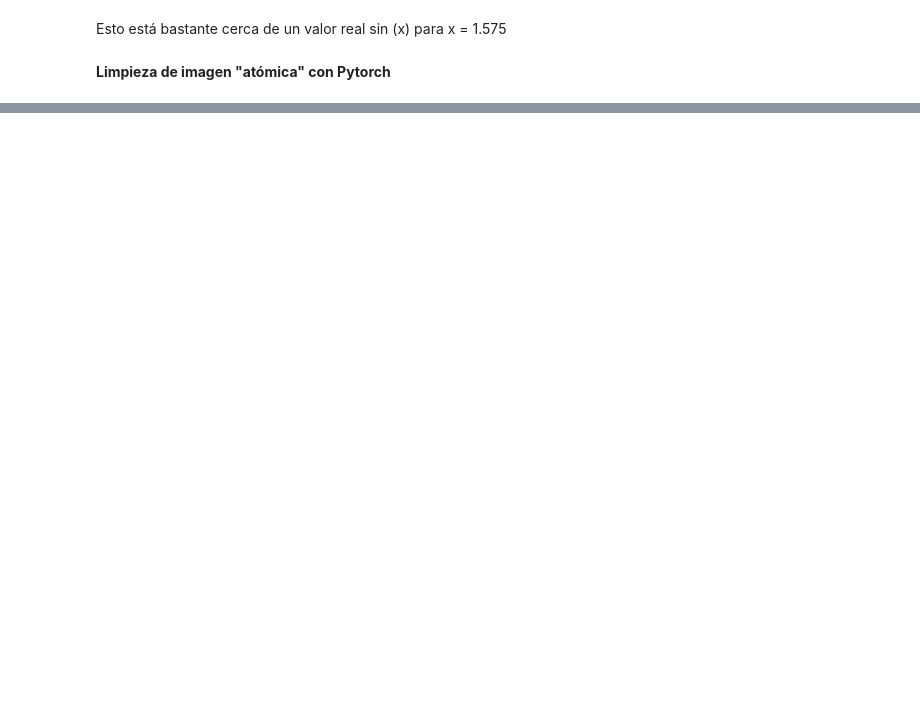
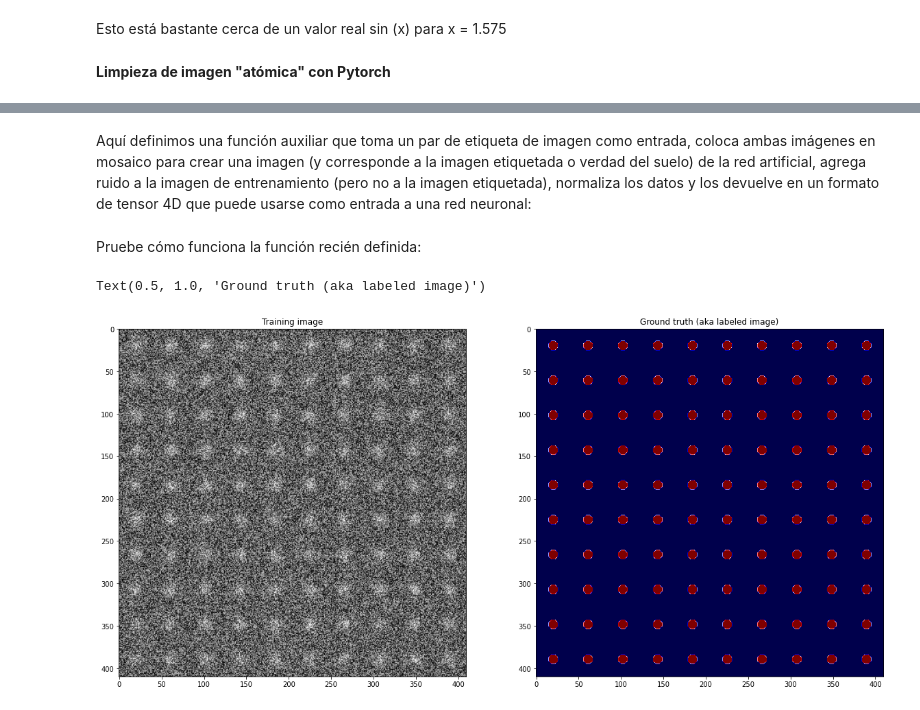
Before and after one commit to nicolegg/Torch_Colab, a Jupyter notebook: TorchMatriz.ipynb, the cells around one changed output, grey strips where cells are left out. Saved outputs shown, nothing was run; the diff lists cells and outputs as text; code cells hidden in the pictures; blank space fills up the shorter version.

```diff
--- a/TorchMatriz.ipynb
+++ b/TorchMatriz.ipynb
@@ -311,0 +303,5 @@ Esto está bastante cerca de un valor real sin (x) para x = 1.575
+# %%
+!gdown https://drive.google.com/uc?id=1nJZ9OmrbHVLZIRlCylb5cYrOxnqBLCYq
+!gdown https://drive.google.com/uc?id=1E5RXv5YTXteD7IQZbT1YOcTWfswZ3j_k
+atom = np.load('atom2.npy')
+label = np.load('gt2.npy')
@@ -311,0 +323,45 @@ Esto está bastante cerca de un valor real sin (x) para x = 1.575
+# %% [markdown]
+Aquí definimos una función auxiliar que toma un par de etiqueta de imagen como entrada, coloca ambas imágenes en mosaico para crear una imagen (y corresponde a la imagen etiquetada o verdad del suelo) de la red artificial, agrega ruido a la imagen de entrenamiento (pero no a la imagen etiquetada), normaliza los datos y los devuelve en un formato de tensor 4D que puede usarse como entrada a una red neuronal:
+# %%
+def lattice_generation(atom, label, noise_level, tile_n=5):
+    """
+    Genera imágenes de celosía ruidosa con la verdad fundamental correspondiente
+de un objeto similar a un átomo y la verdad fundamental correspondiente (etiqueta)
+
+    Args:
+        átomo: matriz numpy 2D de un objeto similar a un átomo (p. ej., blob gaussiano 2D)
+etiqueta: conjunto numpy 2D de unos que representan un contorno atómico lleno atómico
+noise_level: controla el nivel de ruido gaussiano
+tile_n: número de repeticiones a lo largo de cada eje (controla el tamaño de la red)
+
+    Returns:
+      Matrices 2D numpy de celosía atómica artificial y
+la verdad fundamental correspondiente que describe los contornos atómicos
+    """
+
+    # tile "atom"
+    atomic_lattice = np.tile(atom, (2*tile_n, 2*tile_n))
+    # tile label
+    atomic_lattice_labels = np.tile(label, (2*tile_n, 2*tile_n))
+    # add noise
+    atomic_lattice_noisy = atomic_lattice + noise_level * np.random.random(size=atomic_lattice.shape)
+    # normalize to [0, 1]
+    atomic_lattice_noisy = (atomic_lattice_noisy - np.amin(atomic_lattice_noisy)) / np.ptp(atomic_lattice_noisy)
+    # add pseudodimensions of 1 (our input needs to be a 4d tensor)
+    w, h = atomic_lattice.shape
+    atomic_lattice_noisy = atomic_lattice_noisy.reshape(1, 1, w, h)
+    atomic_lattice_labels = atomic_lattice_labels.reshape(1, 1, w, h)
+
+    return atomic_lattice_noisy, atomic_lattice_labels
+# %% [markdown]
+Pruebe cómo funciona la función recién definida:
+# %%
+atomic_lattice_noisy, atomic_lattice_labels = lattice_generation(atom, label, noise_level=3)
+ig, (ax1, ax2) = plt.subplots(nrows=1, ncols=2, figsize=(20, 12))
+ax1.imshow(atomic_lattice_noisy[0, 0, :, :], cmap='gray')
+ax1.set_title("Training image")
+ax2.imshow(atomic_lattice_labels[0, 0, :, :], cmap='seismic')
+ax2.set_title("Ground truth (aka labeled image)")
+# %% [output]
+Text(0.5, 1.0, 'Ground truth (aka labeled image)')
+[figure, added]
```
Also changed, not shown: parts of 37 cells of this notebook.
